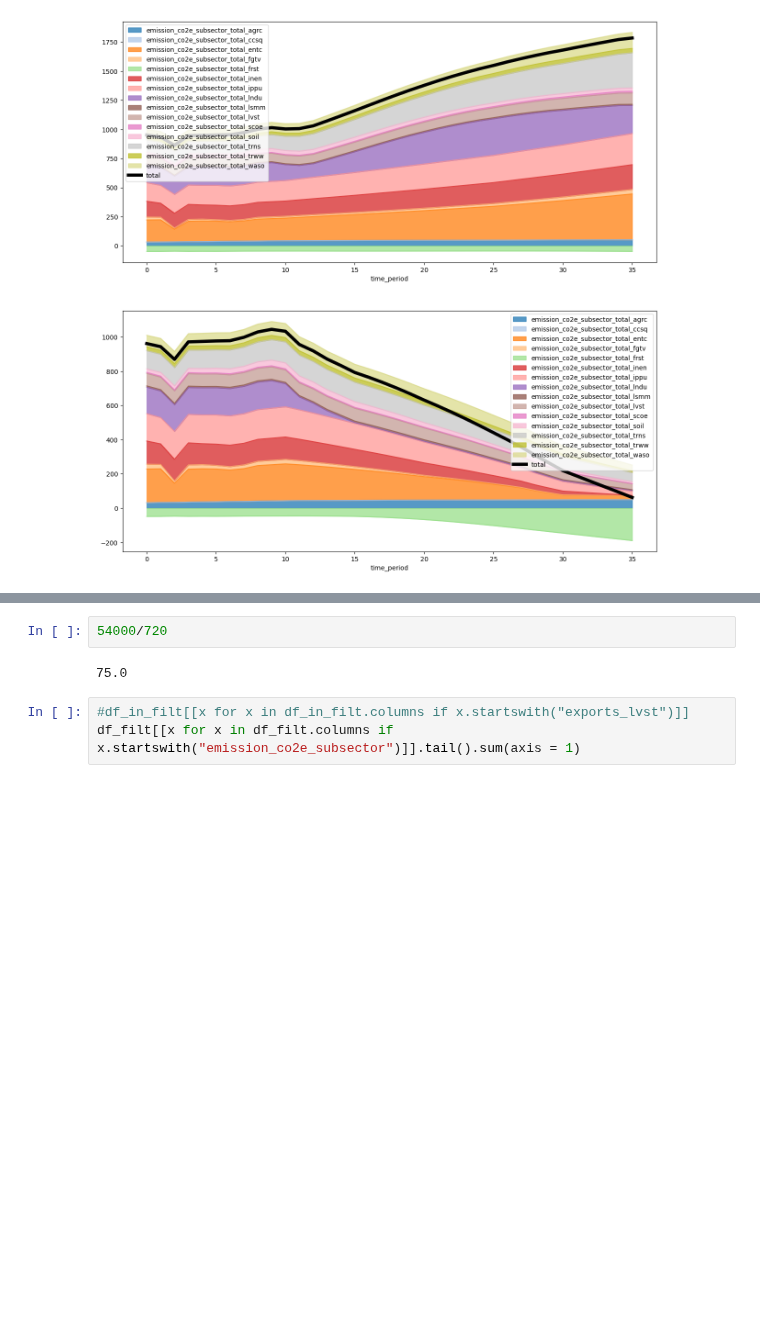
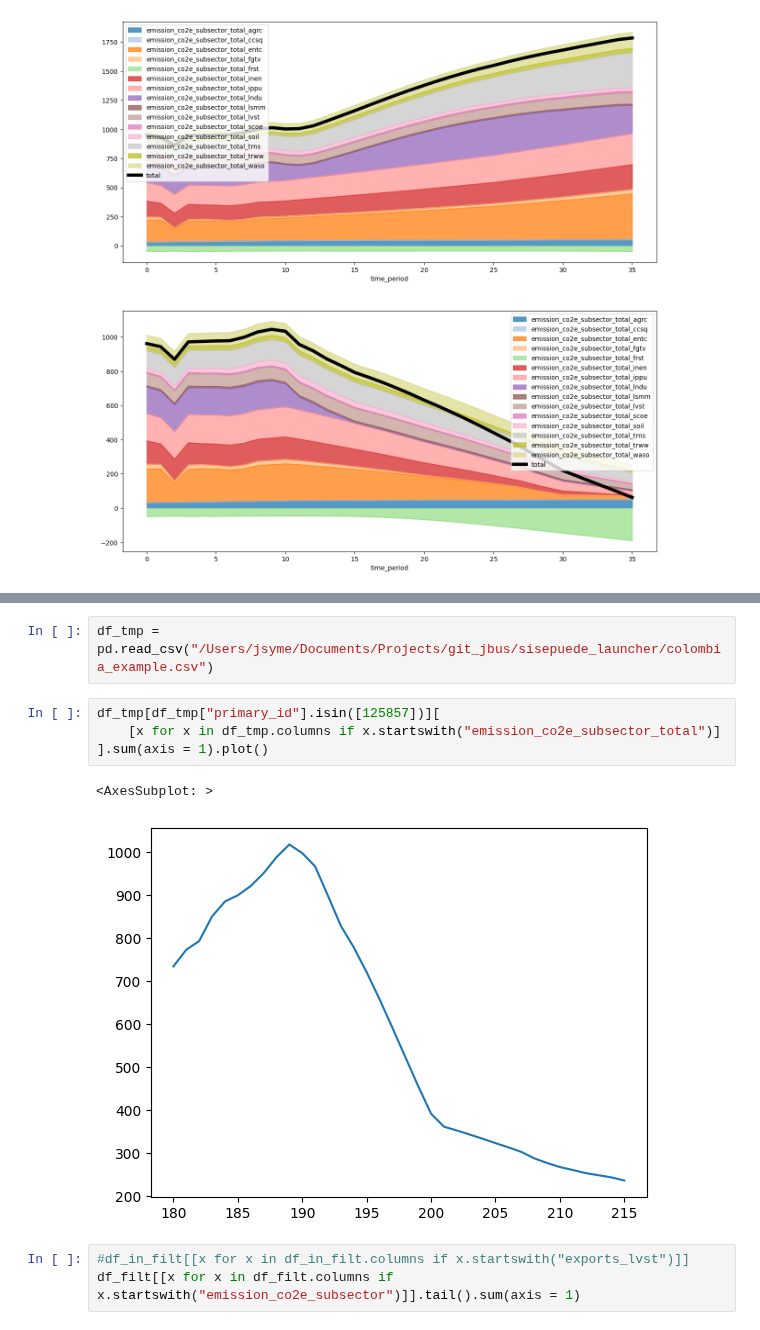
Before and after one commit to jcsyme/sisepuede, a Jupyter notebook: python/build_transformations.ipynb, the cells around one changed output, grey strips where cells are left out. Saved outputs shown, nothing was run; the diff lists cells and outputs as text; blank space fills up the shorter version.

```diff
--- a/python/build_transformations.ipynb
+++ b/python/build_transformations.ipynb
@@ -1492,9 +1492,14 @@ df_filt_intervention[[x for x in df_filt.columns if x.startswith("emission_co2e_
 | 39 | 35.327179 | 0.0 | 193.087338 | 25.412812 | ... |
 | 40 | 36.309031 | 0.0 | 194.558210 | 25.420020 | ... |
 # %%
-54000/720
+df_tmp = pd.read_csv("/Users/jsyme/Documents/Projects/git_jbus/sisepuede_launcher/colombia_example.csv")
-# %% [output]
-75.0
+# %%
+df_tmp[df_tmp["primary_id"].isin([125857])][
+    [x for x in df_tmp.columns if x.startswith("emission_co2e_subsector_total")]
+].sum(axis = 1).plot()
+# %% [output]
+<AxesSubplot: >
+[figure, added]
 # %%
 #df_in_filt[[x for x in df_in_filt.columns if x.startswith("exports_lvst")]]
 df_filt[[x for x in df_filt.columns if x.startswith("emission_co2e_subsector")]].tail().sum(axis = 1)
```
Also changed, not shown: 6 other files.
